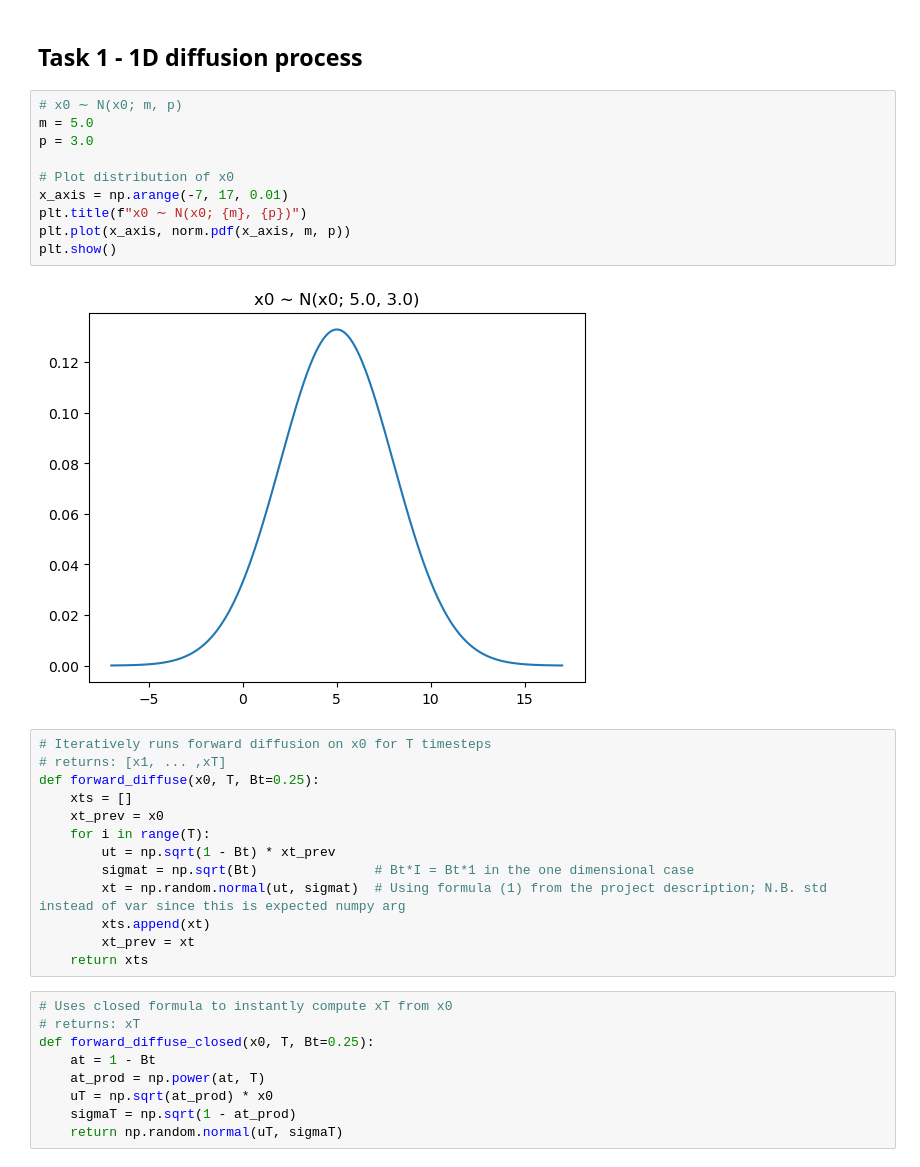
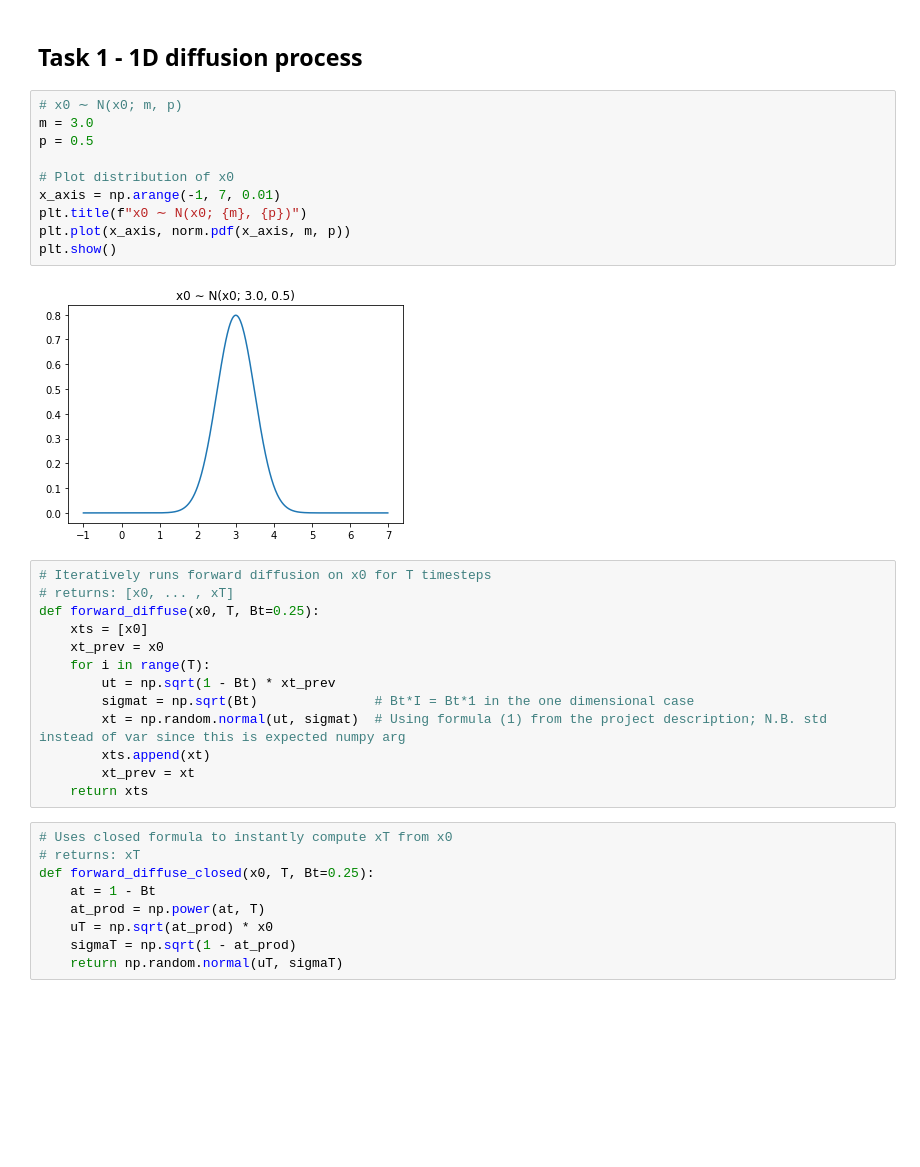
Before and after one commit to ZyzzGit/diffusion, a Jupyter notebook: DiffusionModels.ipynb, the cells around one changed output. Cells and saved outputs as stored; diff of their text form; blank space fills up the shorter version.

```diff
--- a/DiffusionModels.ipynb
+++ b/DiffusionModels.ipynb
@@ -21,21 +21,21 @@ torch.manual_seed(seed)
 ## Task 1 - 1D diffusion process
 # %%
 # x0 ∼ N(x0; m, p)
-m = 5.0
-p = 3.0
+m = 3.0
+p = 0.5
 
 # Plot distribution of x0
-x_axis = np.arange(-7, 17, 0.01)
+x_axis = np.arange(-1, 7, 0.01)
 plt.title(f"x0 ∼ N(x0; {m}, {p})")
 plt.plot(x_axis, norm.pdf(x_axis, m, p))
 plt.show()
 # %% [output]
-[figure, old version]
+[figure, new version]
 # %%
 # Iteratively runs forward diffusion on x0 for T timesteps
-# returns: [x1, ... ,xT]
+# returns: [x0, ... , xT]
 def forward_diffuse(x0, T, Bt=0.25):
-    xts = []
+    xts = [x0]
     xt_prev = x0
     for i in range(T):
         ut = np.sqrt(1 - Bt) * xt_prev
```
Also changed, not shown: parts of 7 cells of this notebook.
